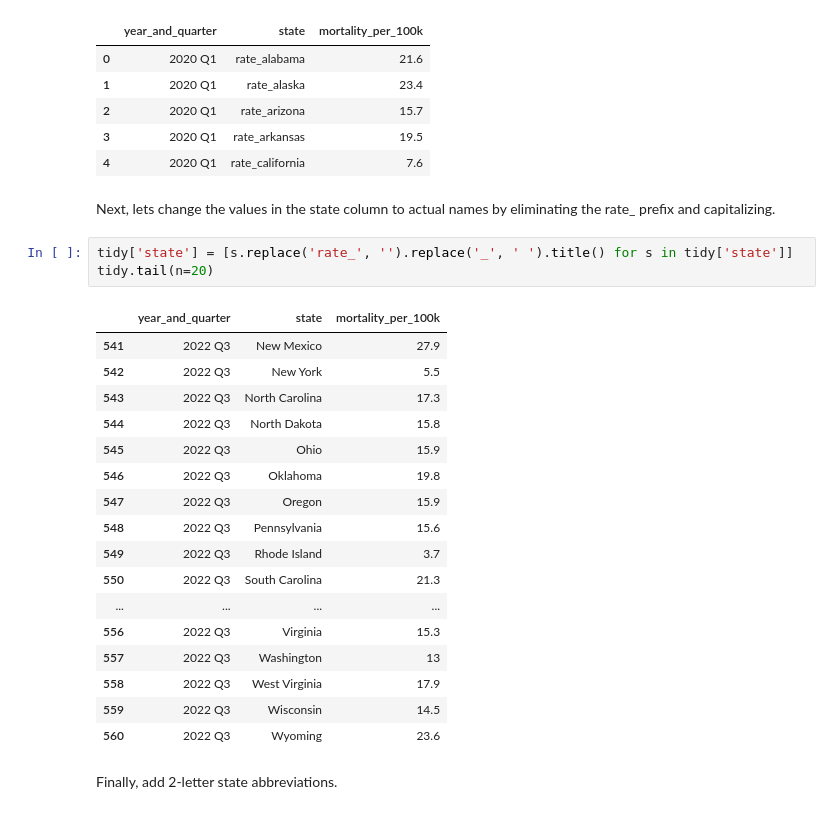
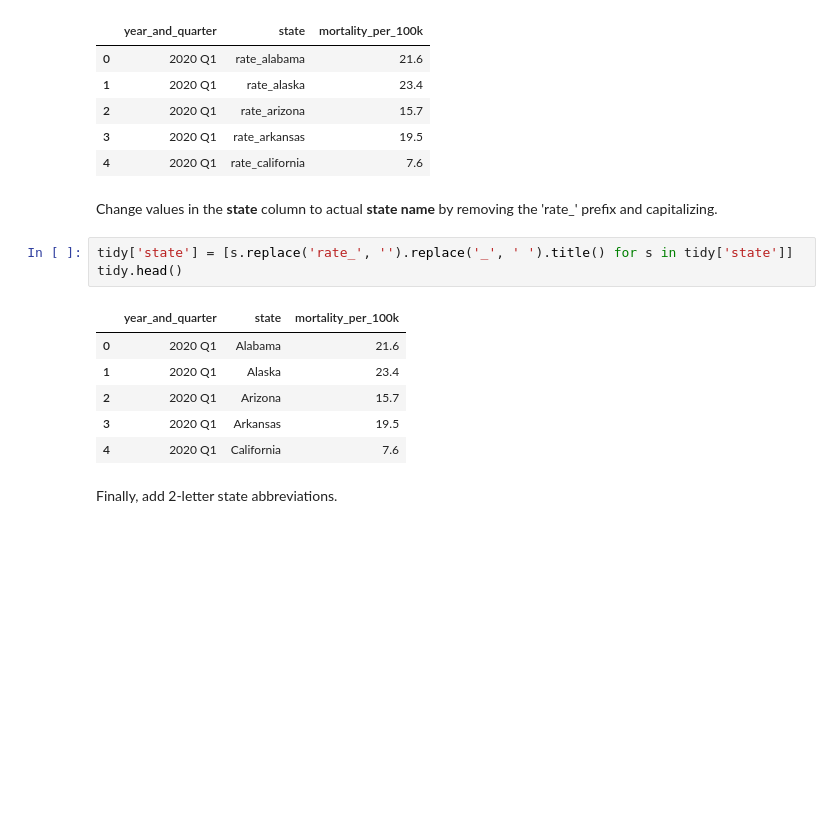
Before and after one commit to himalayahall/DATA608, a Jupyter notebook: Story 3/DataWrangling.ipynb, the cells around one changed output. Cells and saved outputs as stored; diff of their text form; blank space fills up the shorter version.

```diff
--- a/Story 3/DataWrangling.ipynb
+++ b/Story 3/DataWrangling.ipynb
@@ -96,28 +87,17 @@ tidy.head()
 | 3 | 2020 Q1 | rate_arkansas | 19.5 |
 | 4 | 2020 Q1 | rate_california | 7.6 |
 # %% [markdown]
-Next, lets change the values in the state column to actual names by eliminating the rate_ prefix and capitalizing.
+Change  values in the <b>state</b> column to actual <b>state name</b> by removing the 'rate_' prefix and capitalizing.
 # %%
 tidy['state'] = [s.replace('rate_', '').replace('_', ' ').title() for s in tidy['state']]
-tidy.tail(n=20)
+tidy.head()
 # %% [output]
 |  | year_and_quarter | state | mortality_per_100k |
-| 541 | 2022 Q3 | New Mexico | 27.9 |
-| 542 | 2022 Q3 | New York | 5.5 |
-| 543 | 2022 Q3 | North Carolina | 17.3 |
-| 544 | 2022 Q3 | North Dakota | 15.8 |
-| 545 | 2022 Q3 | Ohio | 15.9 |
-| 546 | 2022 Q3 | Oklahoma | 19.8 |
-| 547 | 2022 Q3 | Oregon | 15.9 |
-| 548 | 2022 Q3 | Pennsylvania | 15.6 |
-| 549 | 2022 Q3 | Rhode Island | 3.7 |
-| 550 | 2022 Q3 | South Carolina | 21.3 |
-| ... | ... | ... | ... |
-| 556 | 2022 Q3 | Virginia | 15.3 |
-| 557 | 2022 Q3 | Washington | 13 |
-| 558 | 2022 Q3 | West Virginia | 17.9 |
-| 559 | 2022 Q3 | Wisconsin | 14.5 |
-| 560 | 2022 Q3 | Wyoming | 23.6 |
+| 0 | 2020 Q1 | Alabama | 21.6 |
+| 1 | 2020 Q1 | Alaska | 23.4 |
+| 2 | 2020 Q1 | Arizona | 15.7 |
+| 3 | 2020 Q1 | Arkansas | 19.5 |
+| 4 | 2020 Q1 | California | 7.6 |
 # %% [markdown]
 Finally, add 2-letter state abbreviations.
 # %%
```
Also changed, not shown: parts of 19 cells of this notebook, 4 other files.
